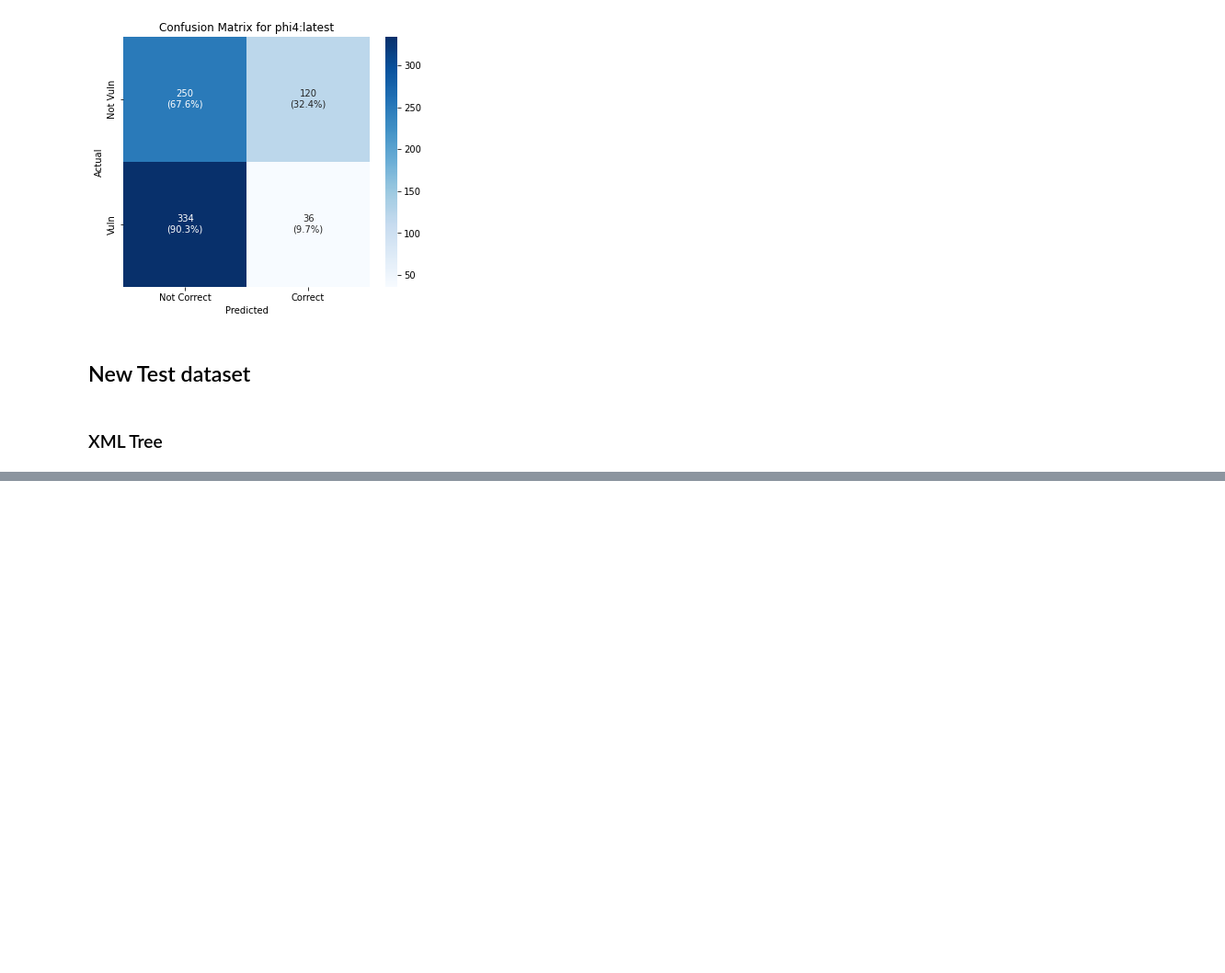
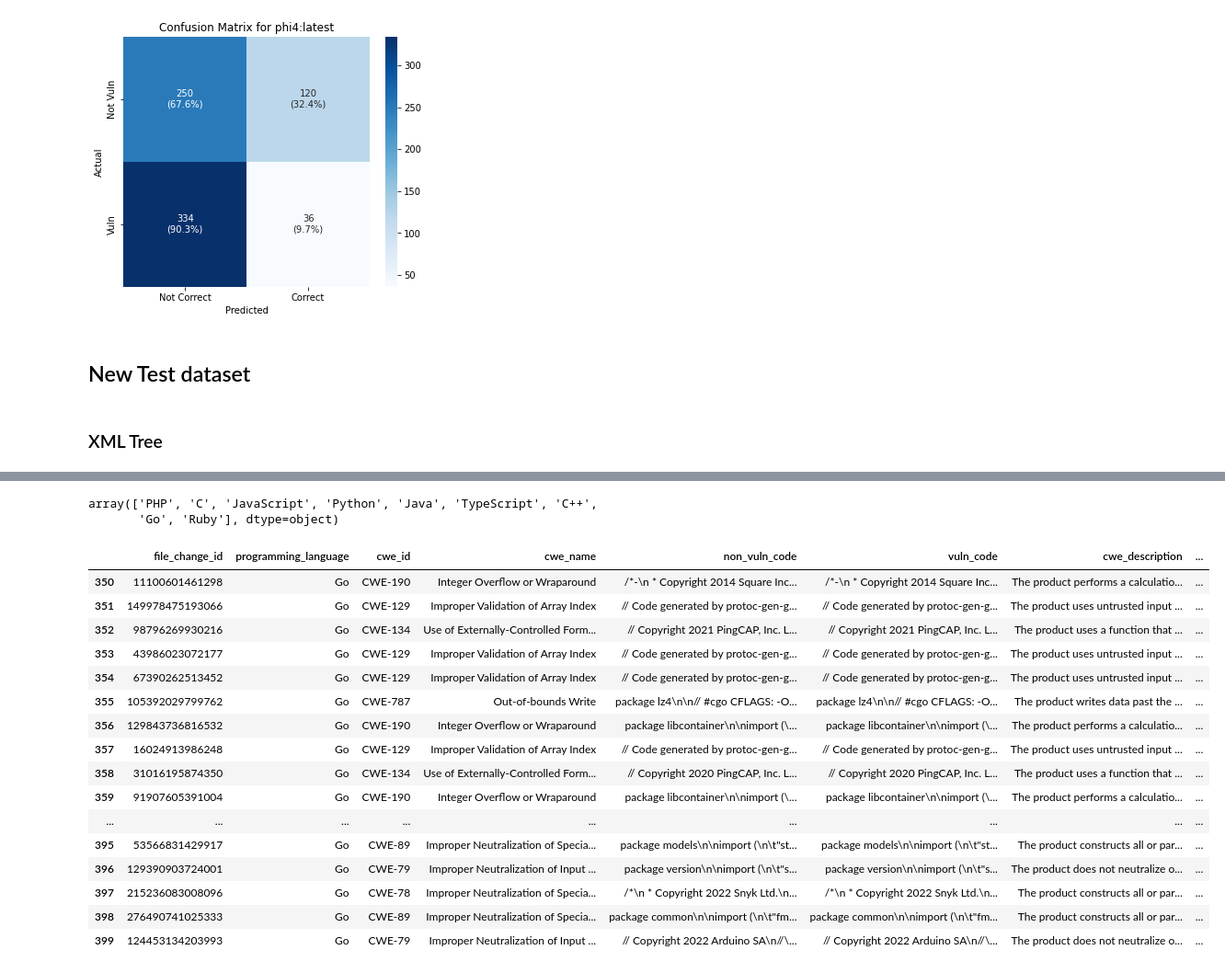
Before and after one commit to kei5uke/llm-code-vuln, a Jupyter notebook: notebook.ipynb, the cells around one changed output, grey strips where cells are left out. Shown at 92% size. Drawn from its saved outputs; the diff is of its cells as text; code cells hidden in the pictures; blank space fills up the shorter version.

```diff
--- a/notebook.ipynb
+++ b/notebook.ipynb
@@ -517,0 +606,3 @@ for cwe in cwes:
+# %%
+with open(f"./dataset/test_pickles/test_vuln.pkl", "rb") as f:
+      vuln = pickle.load(f)
@@ -517,0 +620,25 @@ for cwe in cwes:
+# %%
+vuln['programming_language'].unique()
+# %% [output]
+array(['PHP', 'C', 'JavaScript', 'Python', 'Java', 'TypeScript', 'C++',
+       'Go', 'Ruby'], dtype=object)
+# %%
+vuln[vuln['programming_language']=='Go']
+# %% [output]
+|  | file_change_id | programming_language | cwe_id | cwe_name | non_vuln_code | vuln_code | cwe_description | ... |
+| 350 | 11100601461298 | Go | CWE-190 | Integer Overflow or Wraparound | /*-\n * Copyright 2014 Square Inc... | /*-\n * Copyright 2014 Square Inc... | The product performs a calculatio... | ... |
+| 351 | 149978475193066 | Go | CWE-129 | Improper Validation of Array Index | // Code generated by protoc-gen-g... | // Code generated by protoc-gen-g... | The product uses untrusted input ... | ... |
+| 352 | 98796269930216 | Go | CWE-134 | Use of Externally-Controlled Form... | // Copyright 2021 PingCAP, Inc. L... | // Copyright 2021 PingCAP, Inc. L... | The product uses a function that ... | ... |
+| 353 | 43986023072177 | Go | CWE-129 | Improper Validation of Array Index | // Code generated by protoc-gen-g... | // Code generated by protoc-gen-g... | The product uses untrusted input ... | ... |
+| 354 | 67390262513452 | Go | CWE-129 | Improper Validation of Array Index | // Code generated by protoc-gen-g... | // Code generated by protoc-gen-g... | The product uses untrusted input ... | ... |
+| 355 | 105392029799762 | Go | CWE-787 | Out-of-bounds Write | package lz4\n\n// #cgo CFLAGS: -O... | package lz4\n\n// #cgo CFLAGS: -O... | The product writes data past the ... | ... |
+| 356 | 129843736816532 | Go | CWE-190 | Integer Overflow or Wraparound | package libcontainer\n\nimport (\... | package libcontainer\n\nimport (\... | The product performs a calculatio... | ... |
+| 357 | 16024913986248 | Go | CWE-129 | Improper Validation of Array Index | // Code generated by protoc-gen-g... | // Code generated by protoc-gen-g... | The product uses untrusted input ... | ... |
+| 358 | 31016195874350 | Go | CWE-134 | Use of Externally-Controlled Form... | // Copyright 2020 PingCAP, Inc. L... | // Copyright 2020 PingCAP, Inc. L... | The product uses a function that ... | ... |
+| 359 | 91907605391004 | Go | CWE-190 | Integer Overflow or Wraparound | package libcontainer\n\nimport (\... | package libcontainer\n\nimport (\... | The product performs a calculatio... | ... |
+| ... | ... | ... | ... | ... | ... | ... | ... | ... |
+| 395 | 53566831429917 | Go | CWE-89 | Improper Neutralization of Specia... | package models\n\nimport (\n\t"st... | package models\n\nimport (\n\t"st... | The product constructs all or par... | ... |
+| 396 | 129390903724001 | Go | CWE-79 | Improper Neutralization of Input ... | package version\n\nimport (\n\t"s... | package version\n\nimport (\n\t"s... | The product does not neutralize o... | ... |
+| 397 | 215236083008096 | Go | CWE-78 | Improper Neutralization of Specia... | /*\n * Copyright 2022 Snyk Ltd.\n... | /*\n * Copyright 2022 Snyk Ltd.\n... | The product constructs all or par... | ... |
+| 398 | 276490741025333 | Go | CWE-89 | Improper Neutralization of Specia... | package common\n\nimport (\n\t"fm... | package common\n\nimport (\n\t"fm... | The product constructs all or par... | ... |
+| 399 | 124453134203993 | Go | CWE-79 | Improper Neutralization of Input ... | // Copyright 2022 Arduino SA\n//\... | // Copyright 2022 Arduino SA\n//\... | The product does not neutralize o... | ... |
```
Also changed, not shown: parts of 12 cells of this notebook, 10 other files.
